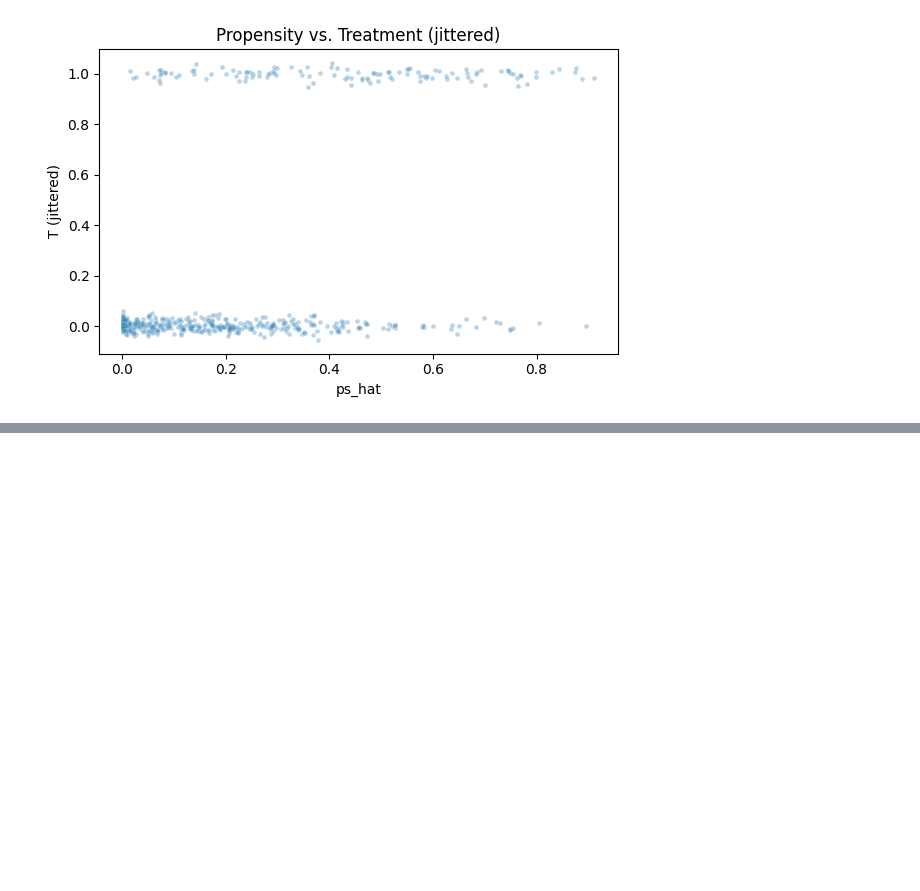
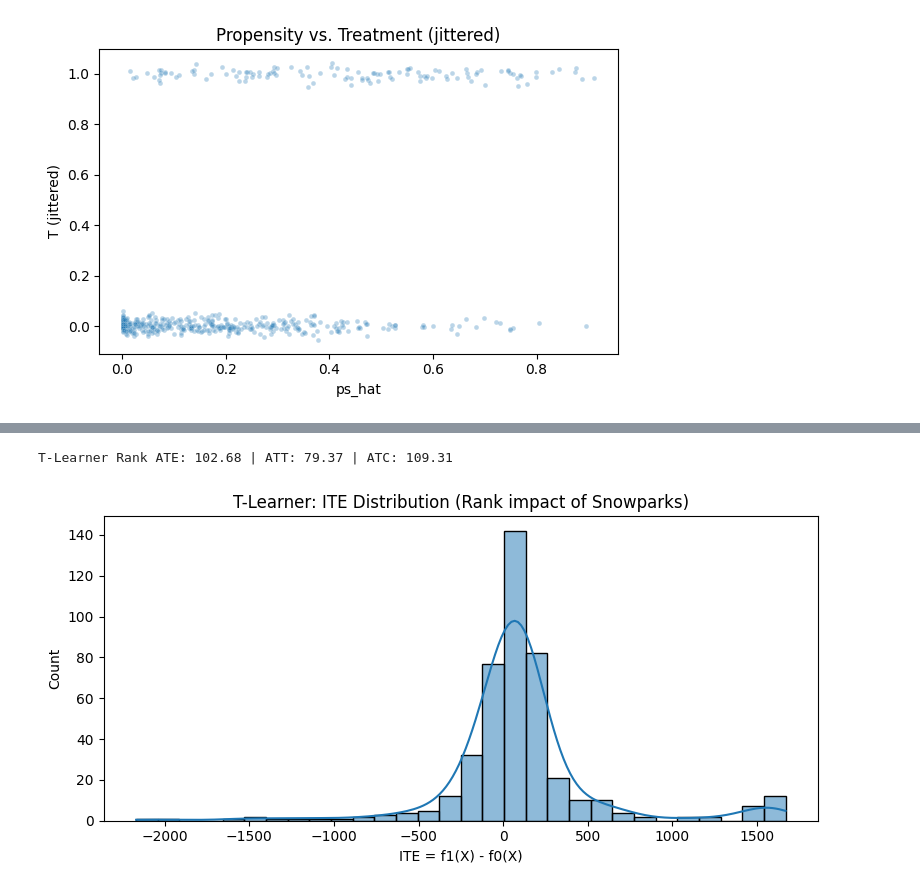
Before and after one commit to matansol/causal-inference-course, a Jupyter notebook: project/project.ipynb, the cells around one changed output, grey strips where cells are left out. Cells and saved outputs as stored; diff of their text form; code cells hidden in the pictures; blank space fills up the shorter version.

```diff
--- a/project/project.ipynb
+++ b/project/project.ipynb
@@ -1250,0 +1363,27 @@ AIPW ATE: -2.72 (95% CI: -7.18, 1.74)
+# %%
+# T-Learner for Rank
+from sklearn.ensemble import RandomForestRegressor
+
+# Use same X, T, Y as above
+rf_t = RandomForestRegressor(n_estimators=150, random_state=42)
+rf_c = RandomForestRegressor(n_estimators=150, random_state=42)
+rf_t.fit(X[T==1], Y[T==1])
+rf_c.fit(X[T==0], Y[T==0])
+f1_t = rf_t.predict(X)
+f0_t = rf_c.predict(X)
+ITE_t = f1_t - f0_t
+ATE_t = float(np.mean(ITE_t))
+ATT_t = float(np.mean(ITE_t[T==1])) if (T==1).any() else np.nan
+ATC_t = float(np.mean(ITE_t[T==0])) if (T==0).any() else np.nan
+print(f'T-Learner Rank ATE: {ATE_t:.2f} | ATT: {ATT_t:.2f} | ATC: {ATC_t:.2f}')
+
+plt.figure(figsize=(8,4))
+sns.histplot(ITE_t, bins=30, kde=True)
+plt.title('T-Learner: ITE Distribution (Rank impact of Snowparks)')
+plt.xlabel('ITE = f1(X) - f0(X)')
+plt.ylabel('Count')
+plt.tight_layout()
+plt.show()
+# %% [output]
+T-Learner Rank ATE: 102.68 | ATT: 79.37 | ATC: 109.31
+[figure, added]
```
Also changed, not shown: parts of 9 cells of this notebook, 1 other file.
